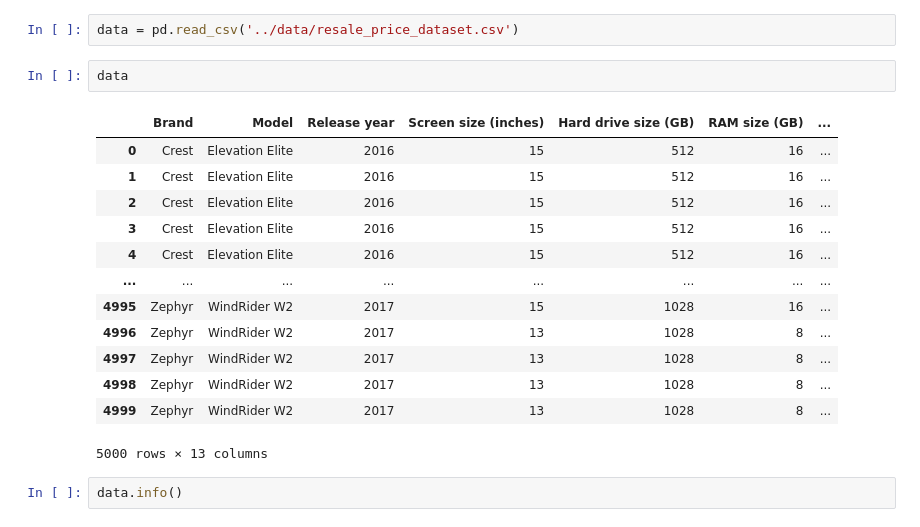
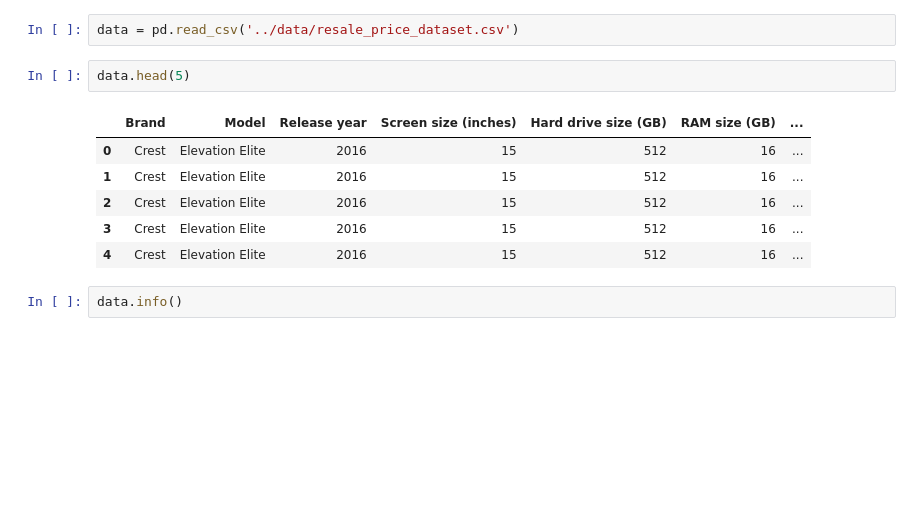
Before and after one commit to Humboldt-WI/IPML, a Jupyter notebook: tutorial_notebooks/t3_basics.ipynb, the cells around one changed output. Cells and saved outputs as stored; diff of their text form; blank space fills up the shorter version.

```diff
--- a/tutorial_notebooks/t3_basics.ipynb
+++ b/tutorial_notebooks/t3_basics.ipynb
@@ -168,21 +169,14 @@ data = pd.read_csv(url)
 # %%
 data = pd.read_csv('../data/resale_price_dataset.csv')
 # %%
-data
+data.head(5)
 # %% [output]
 |  | Brand | Model | Release year | Screen size (inches) | Hard drive size (GB) | RAM size (GB) | ... |
 | 0 | Crest | Elevation Elite | 2016 | 15 | 512 | 16 | ... |
 | 1 | Crest | Elevation Elite | 2016 | 15 | 512 | 16 | ... |
 | 2 | Crest | Elevation Elite | 2016 | 15 | 512 | 16 | ... |
 | 3 | Crest | Elevation Elite | 2016 | 15 | 512 | 16 | ... |
 | 4 | Crest | Elevation Elite | 2016 | 15 | 512 | 16 | ... |
-| ... | ... | ... | ... | ... | ... | ... | ... |
-| 4995 | Zephyr | WindRider W2 | 2017 | 15 | 1028 | 16 | ... |
-| 4996 | Zephyr | WindRider W2 | 2017 | 13 | 1028 | 8 | ... |
-| 4997 | Zephyr | WindRider W2 | 2017 | 13 | 1028 | 8 | ... |
-| 4998 | Zephyr | WindRider W2 | 2017 | 13 | 1028 | 8 | ... |
-| 4999 | Zephyr | WindRider W2 | 2017 | 13 | 1028 | 8 | ... |
-5000 rows × 13 columns
 # %%
 data.info()
 # %% [output]
```
Also changed, not shown: parts of 13 cells of this notebook.
